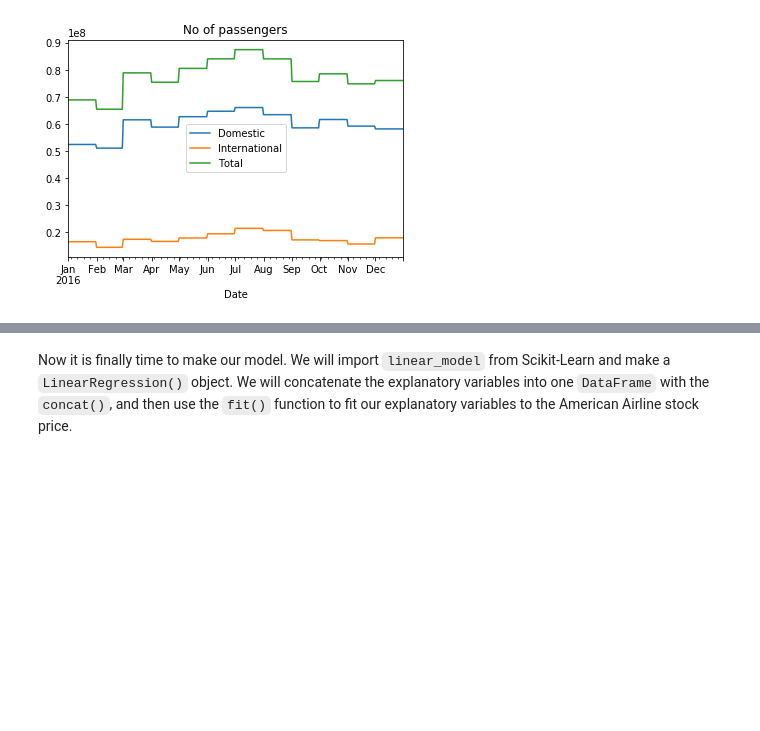
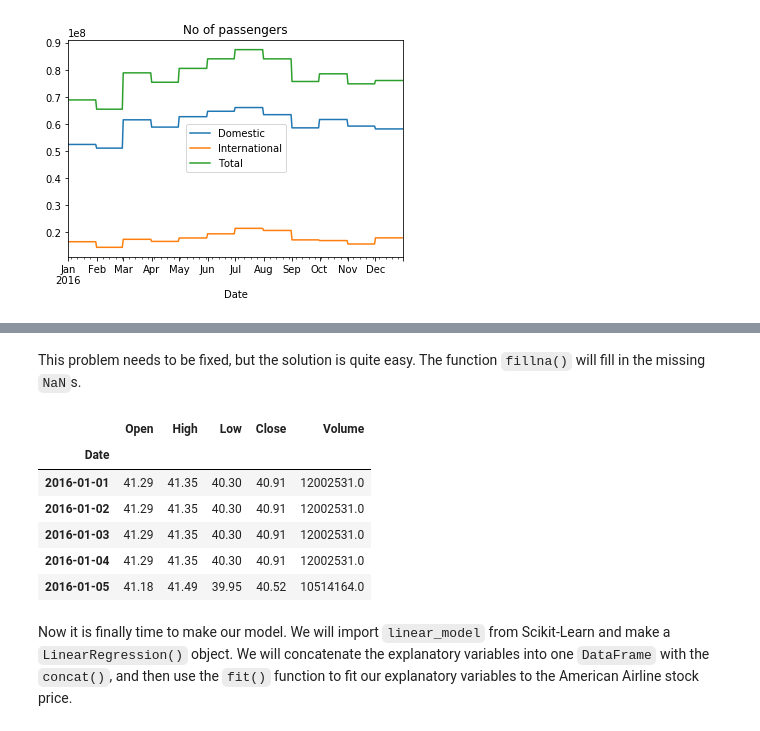
Before and after one commit to gregwinther/Python-in-Finance-and-Economics, a Jupyter notebook: Forecasting/Pandas.ipynb, the cells around one changed output, grey strips where cells are left out. Cells and saved outputs as stored; diff of their text form; code cells hidden in the pictures; blank space fills up the shorter version.

```diff
--- a/Forecasting/Pandas.ipynb
+++ b/Forecasting/Pandas.ipynb
@@ -262,3 +273,16 @@ plt.show()
+# %% [markdown]
+This problem needs to be fixed, but the solution is quite easy. The function `fillna()` will fill in the missing `NaN`s.
+# %%
+american_airlines = american_airlines.fillna(method='bfill')
+american_airlines['2016-01-01':'2016-01-05']
+# %% [output]
+|  | Open | High | Low | Close | Volume |
+| Date |  |  |  |  |  |
+| 2016-01-01 | 41.29 | 41.35 | 40.30 | 40.91 | 12002531.0 |
+| 2016-01-02 | 41.29 | 41.35 | 40.30 | 40.91 | 12002531.0 |
+| 2016-01-03 | 41.29 | 41.35 | 40.30 | 40.91 | 12002531.0 |
+| 2016-01-04 | 41.29 | 41.35 | 40.30 | 40.91 | 12002531.0 |
+| 2016-01-05 | 41.18 | 41.49 | 39.95 | 40.52 | 10514164.0 |
 # %% [markdown]
 Now it is finally time to make our model. We will import `linear_model` from Scikit-Learn and make a `LinearRegression()` object. We will concatenate the explanatory variables into one `DataFrame` with the `concat()`, and then use the `fit()` function to fit our explanatory variables to the American Airline stock price.
 # %%
```
Also changed, not shown: parts of 12 cells of this notebook.
